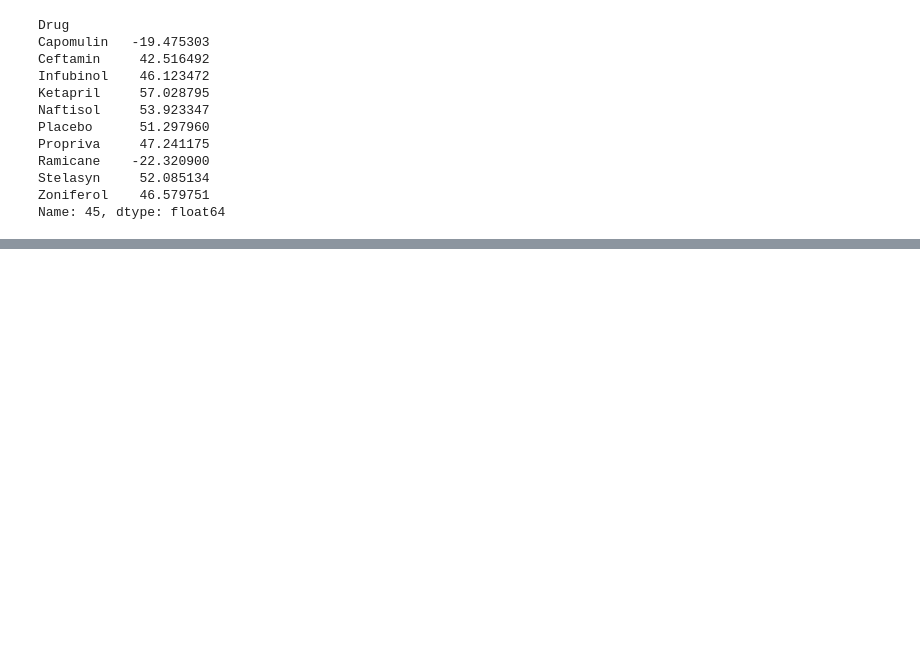
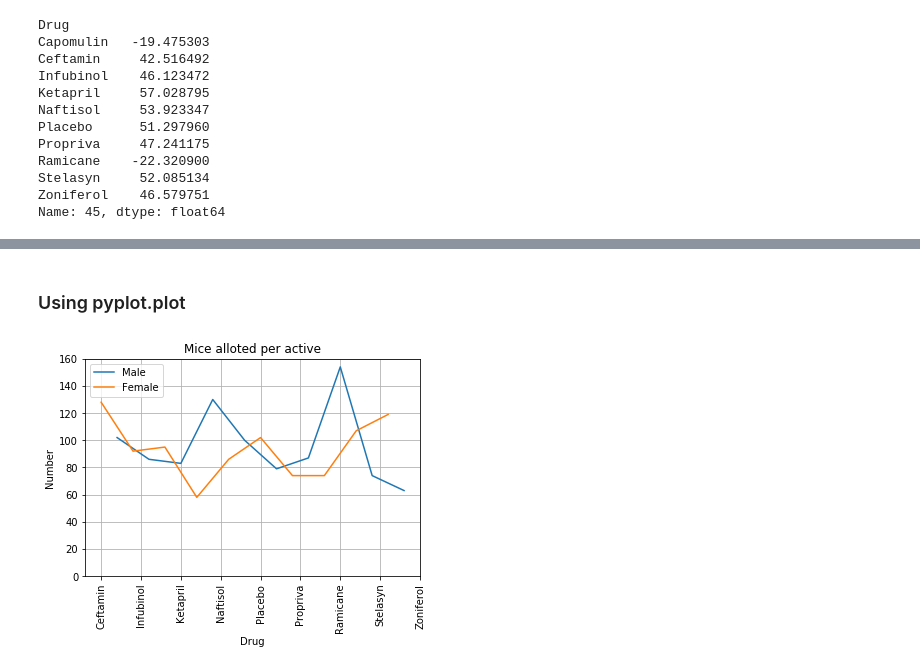
Before and after one commit to mrichtmyer/matplotlib-HW, a Jupyter notebook: pymaceuticals_starter.ipynb, the cells around one changed output, grey strips where cells are left out. Saved outputs shown, nothing was run; the diff lists cells and outputs as text; code cells hidden in the pictures; blank space fills up the shorter version.

```diff
--- a/pymaceuticals_starter.ipynb
+++ b/pymaceuticals_starter.ipynb
@@ -297,0 +386,20 @@ Rectangle(xy=(8.75, 0), width=0.5, height=57.0288, angle=0)
+# %% [markdown]
+### Using pyplot.plot
+# %%
+f, ax = plt.subplots()
+x = np.arange(1,11)
+
+plt.plot(males["Age_months","count"])
+ax.set_xticklabels(males["Drug Regimen"].values)
+plt.xticks(rotation="vertical")
+#plt.xticks(x, males["Drug Regimen"].values, rotation='vertical')
+plt.plot(females["Age_months","count"])
+plt.xlim((-1,20))
+plt.ylim((0,160))
+plt.title("Mice alloted per active")
+plt.xlabel("Drug")
+plt.ylabel("Number")
+plt.legend(["Male","Female"])
+plt.grid()
+# %% [output]
+[figure, added]
```
Also changed, not shown: parts of 15 cells of this notebook.
